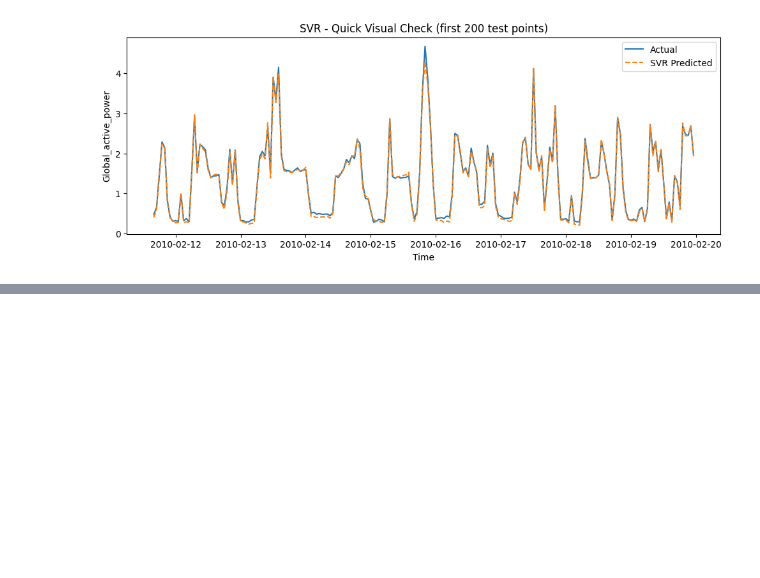
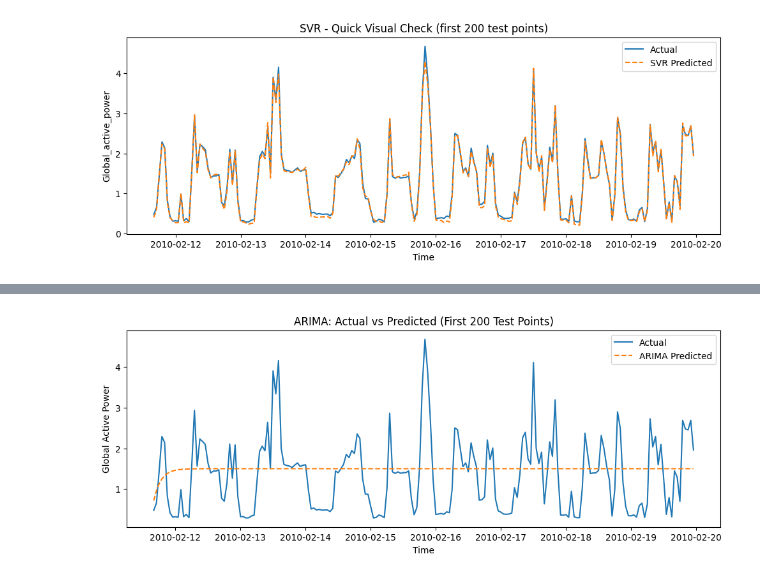
Before and after one commit to pinarrcindemirr/ML_Q1122408, a Jupyter notebook: ML_Q1122408.ipynb, the cells around one changed output, grey strips where cells are left out. Cells and saved outputs as stored; diff of their text form; code cells hidden in the pictures; blank space fills up the shorter version.

```diff
--- a/ML_Q1122408.ipynb
+++ b/ML_Q1122408.ipynb
@@ -541,0 +701,11 @@ plt.show()
+# %%
+plt.figure(figsize=(12, 4))
+plt.plot(df_arima_results["Actual"].iloc[:n], label="Actual")
+plt.plot(df_arima_results["Predicted"].iloc[:n], label="ARIMA Predicted", linestyle="--")
+plt.title("ARIMA: Actual vs Predicted (First 200 Test Points)")
+plt.xlabel("Time")
+plt.ylabel("Global Active Power")
+plt.legend()
+plt.show()
+# %% [output]
+[figure, added]
```
Also changed, not shown: parts of 14 cells of this notebook.
